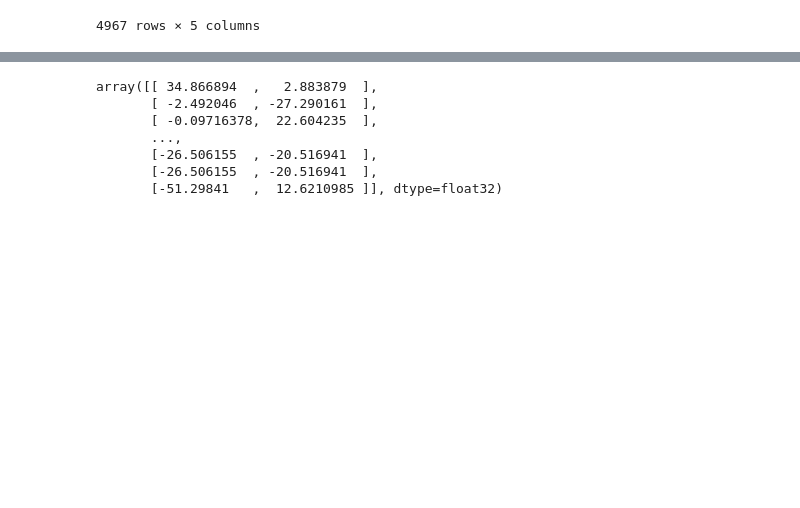
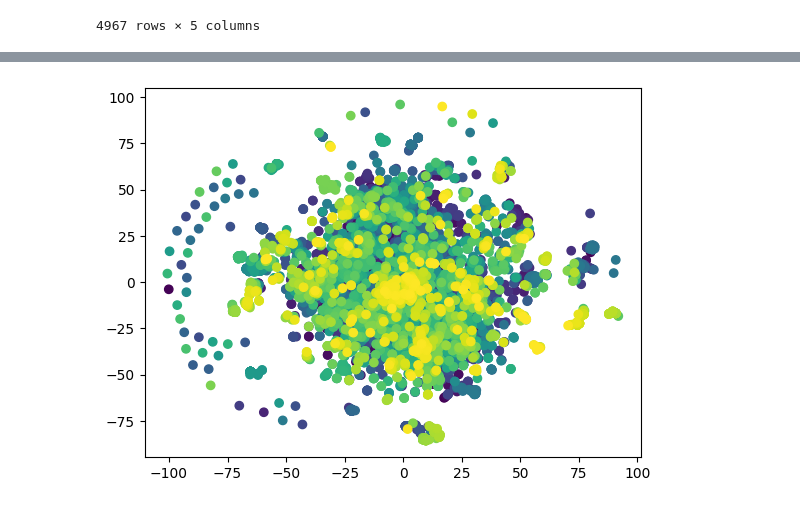
Before and after one commit to BABALEXA/Laboratorny, a Jupyter notebook: Untitled0.ipynb, the cells around one changed output, grey strips where cells are left out. Cells and saved outputs as stored; diff of their text form; code cells hidden in the pictures; blank space fills up the shorter version.

```diff
--- a/Untitled0.ipynb
+++ b/Untitled0.ipynb
@@ -176,12 +213,11 @@ count = count.toarray()
 # %%
 from sklearn.manifold import TSNE
-X_embedded_visual = TSNE(n_components = 2).fit_transform(X_tfidf_vectorizer.toarray())
-X_embedded_visual
+
+couX_embedded = TSNE(n_components=2).fit_transform(count)
-# %% [output]
-array([[ 34.866894  ,   2.883879  ],
-       [ -2.492046  , -27.290161  ],
-       [ -0.09716378,  22.604235  ],
-       ...,
-       [-26.506155  , -20.516941  ],
-       [-26.506155  , -20.516941  ],
-       [-51.29841   ,  12.6210985 ]], dtype=float32)
+# %%
+import matplotlib.pyplot as plt
+
+plt.scatter(couX_embedded[:, 0], couX_embedded[:, 1],  c=[i for i, _ in enumerate(df.Адресат)])
+plt.show()
+# %% [output]
+[figure, added]
```
Also changed, not shown: parts of 2 cells of this notebook.
